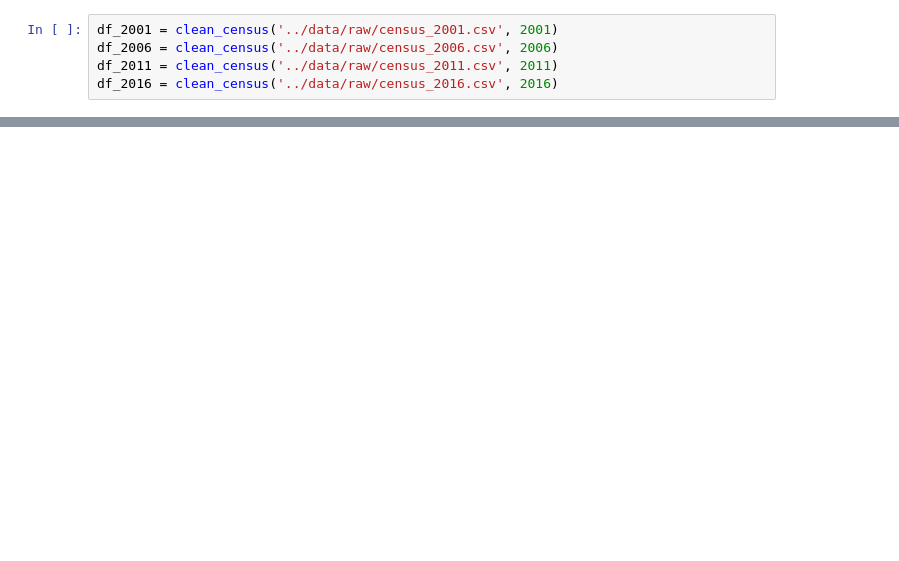
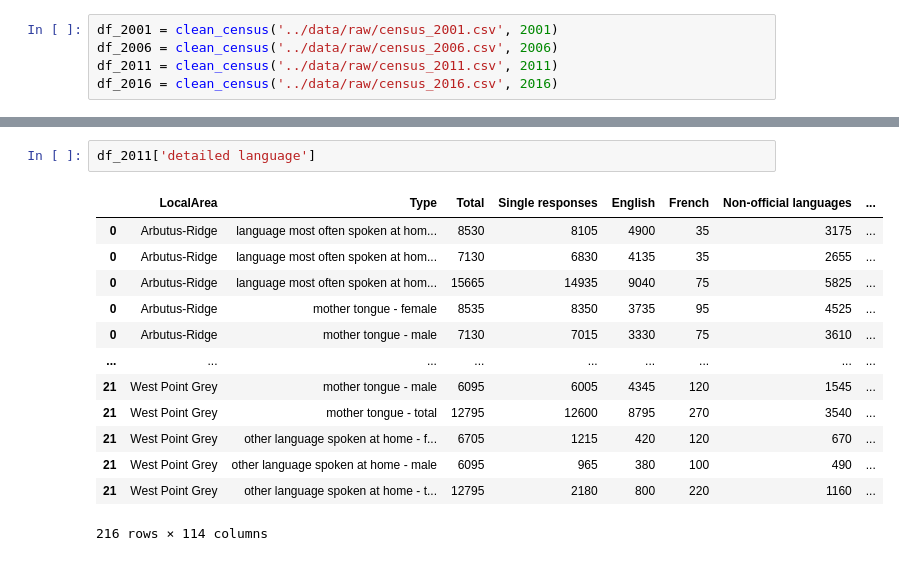
Before and after one commit to aakanksha023/EVAN, a Jupyter notebook: src/clean_census_data.ipynb, the cells around one changed output, grey strips where cells are left out. Cells and saved outputs as stored; diff of their text form; blank space fills up the shorter version.

```diff
--- a/src/clean_census_data.ipynb
+++ b/src/clean_census_data.ipynb
@@ -403,0 +463,16 @@ df_2011['Total children in census families in private households']
+# %%
+df_2011['detailed language']
+# %% [output]
+|  | LocalArea | Type | Total | Single responses | English | French | Non-official languages | ... |
+| 0 | Arbutus-Ridge | language most often spoken at hom... | 8530 | 8105 | 4900 | 35 | 3175 | ... |
+| 0 | Arbutus-Ridge | language most often spoken at hom... | 7130 | 6830 | 4135 | 35 | 2655 | ... |
+| 0 | Arbutus-Ridge | language most often spoken at hom... | 15665 | 14935 | 9040 | 75 | 5825 | ... |
+| 0 | Arbutus-Ridge | mother tongue - female | 8535 | 8350 | 3735 | 95 | 4525 | ... |
+| 0 | Arbutus-Ridge | mother tongue - male | 7130 | 7015 | 3330 | 75 | 3610 | ... |
+| ... | ... | ... | ... | ... | ... | ... | ... | ... |
+| 21 | West Point Grey | mother tongue - male | 6095 | 6005 | 4345 | 120 | 1545 | ... |
+| 21 | West Point Grey | mother tongue - total | 12795 | 12600 | 8795 | 270 | 3540 | ... |
+| 21 | West Point Grey | other language spoken at home - f... | 6705 | 1215 | 420 | 120 | 670 | ... |
+| 21 | West Point Grey | other language spoken at home - male | 6095 | 965 | 380 | 100 | 490 | ... |
+| 21 | West Point Grey | other language spoken at home - t... | 12795 | 2180 | 800 | 220 | 1160 | ... |
+216 rows × 114 columns
```
Also changed, not shown: parts of 10 cells of this notebook, 7 other files.
